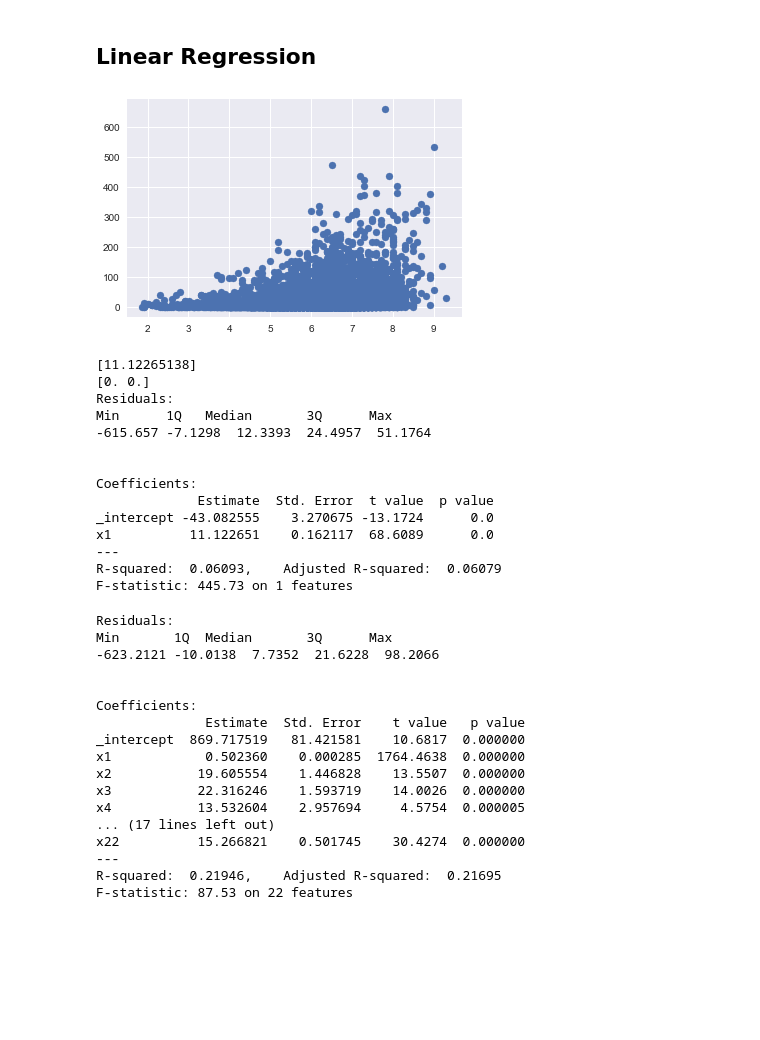
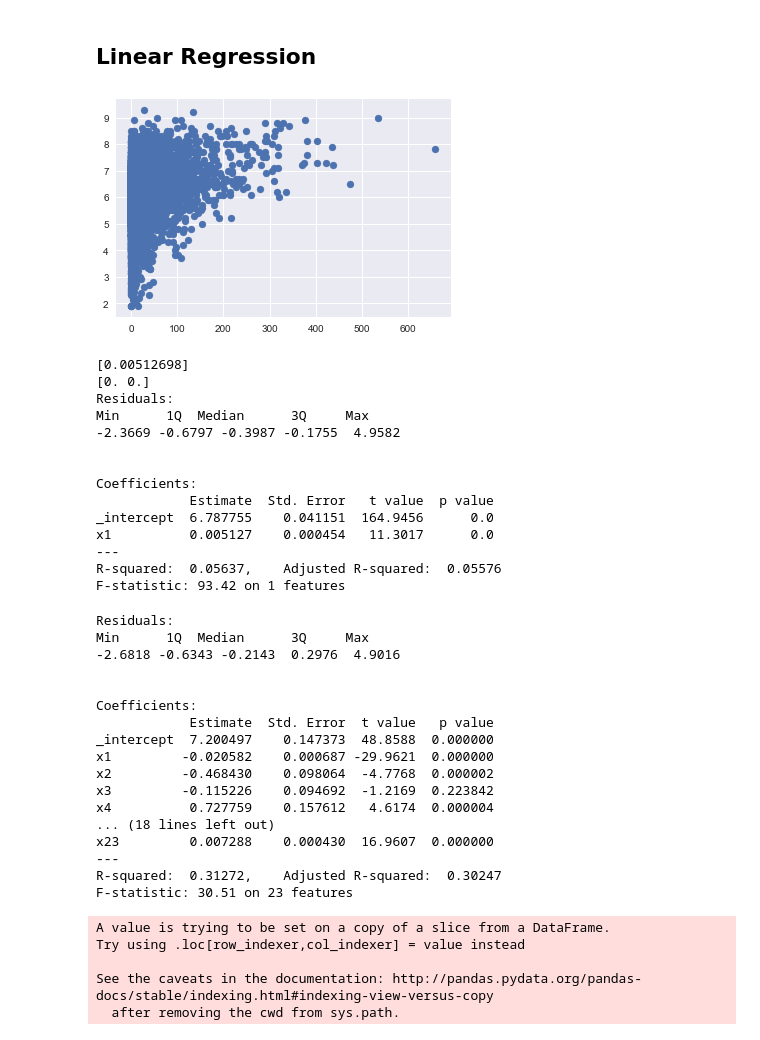
Before and after one commit to euyniy/Practical-Data-Science-Project, a Jupyter notebook: Analysis.ipynb, the cells around one changed output. Drawn from its saved outputs; the diff is of its cells as text; code cells hidden in the pictures; blank space fills up the shorter version.

```diff
--- a/Analysis.ipynb
+++ b/Analysis.ipynb
@@ -316,43 +312,43 @@ plt.show()
 from sklearn.linear_model import LinearRegression
 # %%
 #ax= sns.regplot(x=subdf["Popularity"], y = subdf["Gross"],lowess=True)
-plt.scatter(movie_df["Popularity"].values.reshape(-1, 1), movie_df["Gross"])
+plt.scatter(movie_df["Gross"].values.reshape(-1, 1), movie_df["Popularity"])
 plt.show()
 # %% [output]
-[figure, old version]
+[figure, new version]
 # %%
 from regressors import stats
 from sklearn.linear_model import LinearRegression
 lm = LinearRegression(fit_intercept=True, normalize=False)
 subdf = movie_df.dropna()
-X = np.asarray(subdf["Popularity"]).reshape(-1,1)
-y = np.asarray(subdf["Gross"])
+X = np.asarray(subdf["Gross"]).reshape(-1,1)
+y = np.asarray(subdf["Popularity"])
 lm.fit(X, y)
 print(lm.coef_)
 print(stats.coef_pval(lm, X, y))
 stats.summary(lm, X, y)
 # %% [output]
-[11.12265138]
+[0.00512698]
 [0. 0.]
 Residuals:
-Min      1Q   Median       3Q      Max
--615.657 -7.1298  12.3393  24.4957  51.1764
+Min      1Q  Median      3Q     Max
+-2.3669 -0.6797 -0.3987 -0.1755  4.9582
 
 
 Coefficients:
-             Estimate  Std. Error  t value  p value
-_intercept -43.082555    3.270675 -13.1724      0.0
-x1          11.122651    0.162117  68.6089      0.0
+            Estimate  Std. Error   t value  p value
+_intercept  6.787755    0.041151  164.9456      0.0
+x1          0.005127    0.000454   11.3017      0.0
 ---
-R-squared:  0.06093,    Adjusted R-squared:  0.06079
-F-statistic: 445.73 on 1 features
+R-squared:  0.05637,    Adjusted R-squared:  0.05576
+F-statistic: 93.42 on 1 features
 # %%
 lm = LinearRegression(fit_intercept=True, normalize=False)
 generes = subdf.columns[5:]
 
 subdf["Year"] = subdf["Year"] - 1940
-X1 = np.asarray(subdf.iloc[:,[2]+list(range(6,subdf.shape[1] - 2))+ [-1]], dtype='float')
-y1 = np.asarray(subdf["Gross"], dtype='float')
+X1 = np.asarray(subdf.iloc[:,[2]+list(range(6,subdf.shape[1] - 2))+ [4]], dtype='float')
+y1 = np.asarray(subdf["Popularity"], dtype='float')
 lm.fit(X1, y1)
 
 coefs = lm.coef_
@@ -360,20 +356,25 @@ pvals = stats.coef_pval(lm, X1, y1)
 stats.summary(lm, X1, y1)
 # %% [output]
 Residuals:
-Min       1Q  Median       3Q      Max
--623.2121 -10.0138  7.7352  21.6228  98.2066
+Min      1Q  Median      3Q     Max
+-2.6818 -0.6343 -0.2143  0.2976  4.9016
 
 
 Coefficients:
-              Estimate  Std. Error    t value   p value
-_intercept  869.717519   81.421581    10.6817  0.000000
-x1            0.502360    0.000285  1764.4638  0.000000
-x2           19.605554    1.446828    13.5507  0.000000
-x3           22.316246    1.593719    14.0026  0.000000
-x4           13.532604    2.957694     4.5754  0.000005
-... (17 lines left out)
-x22          15.266821    0.501745    30.4274  0.000000
+            Estimate  Std. Error  t value   p value
+_intercept  7.200497    0.147373  48.8588  0.000000
+x1         -0.020582    0.000687 -29.9621  0.000000
+x2         -0.468430    0.098064  -4.7768  0.000002
+x3         -0.115226    0.094692  -1.2169  0.223842
+x4          0.727759    0.157612   4.6174  0.000004
+... (18 lines left out)
+x23         0.007288    0.000430  16.9607  0.000000
 ---
-R-squared:  0.21946,    Adjusted R-squared:  0.21695
-F-statistic: 87.53 on 22 features
+R-squared:  0.31272,    Adjusted R-squared:  0.30247
+F-statistic: 30.51 on 23 features
+A value is trying to be set on a copy of a slice from a DataFrame.
+Try using .loc[row_indexer,col_indexer] = value instead
+
+See the caveats in the documentation: http://pandas.pydata.org/pandas-docs/stable/indexing.html#indexing-view-versus-copy
+  after removing the cwd from sys.path.
 # %%
```
Also changed, not shown: parts of 8 cells of this notebook.
